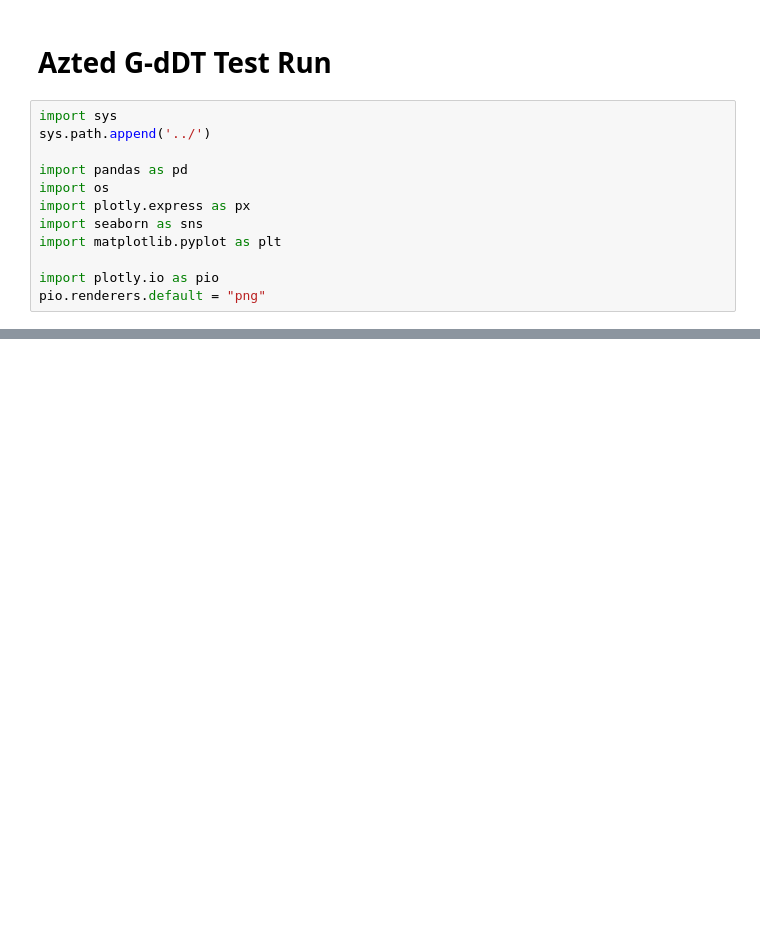
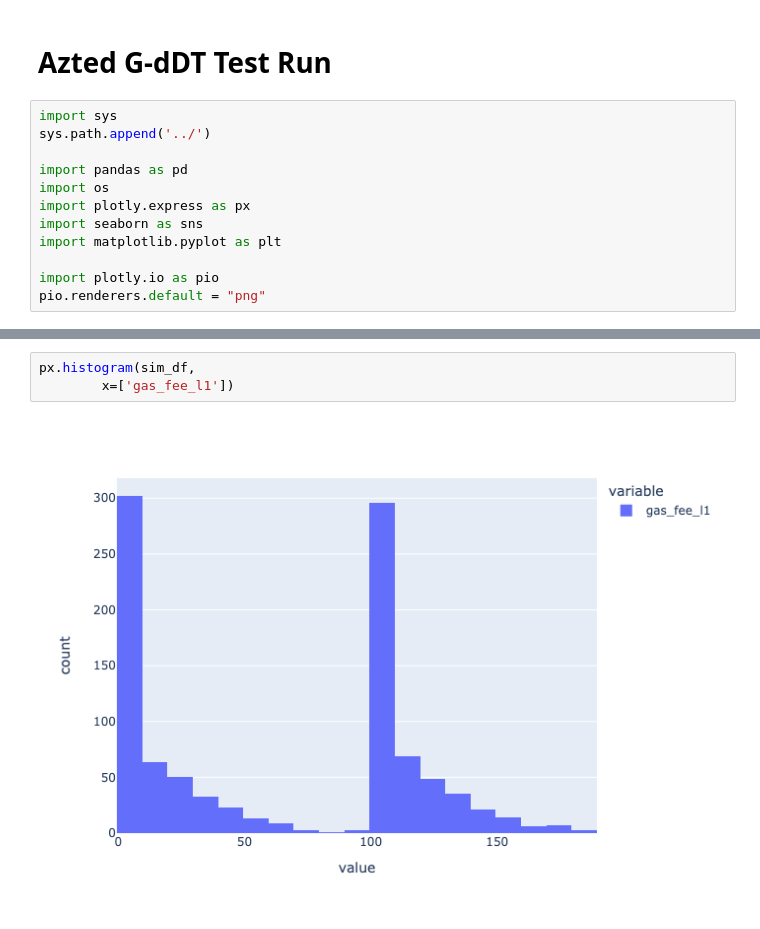
Before and after one commit to BlockScience/aztec-gddt, a Jupyter notebook: notebooks/test_run.ipynb, the cells around one changed output, grey strips where cells are left out. Saved outputs shown, nothing was run; the diff lists cells and outputs as text; blank space fills up the shorter version.

```diff
--- a/notebooks/test_run.ipynb
+++ b/notebooks/test_run.ipynb
@@ -84,0 +157,5 @@ px.line(sim_df,
+# %%
+px.histogram(sim_df,
+        x=['gas_fee_l1'])
+# %% [output]
+[figure, added]
```
Also changed, not shown: parts of 13 cells of this notebook, 2 other files.
